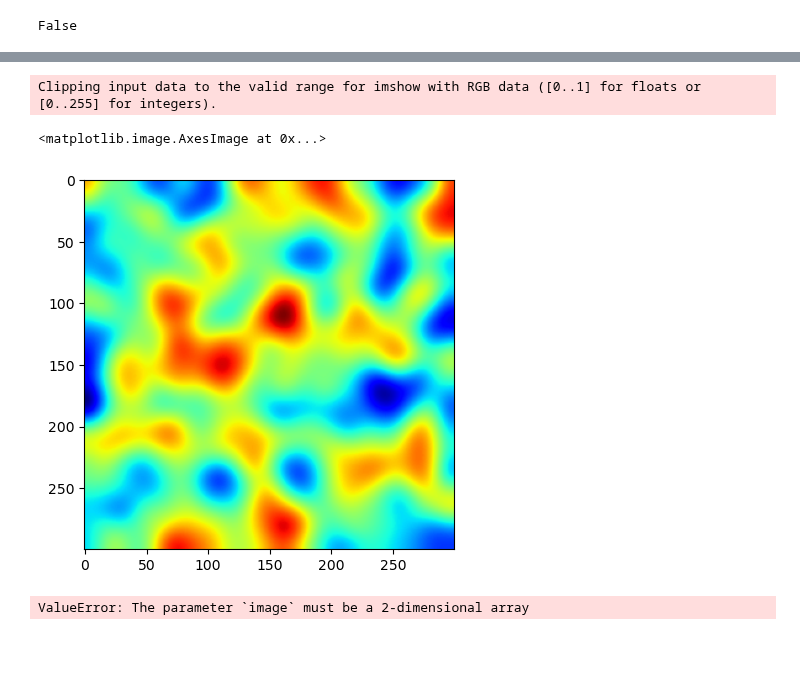
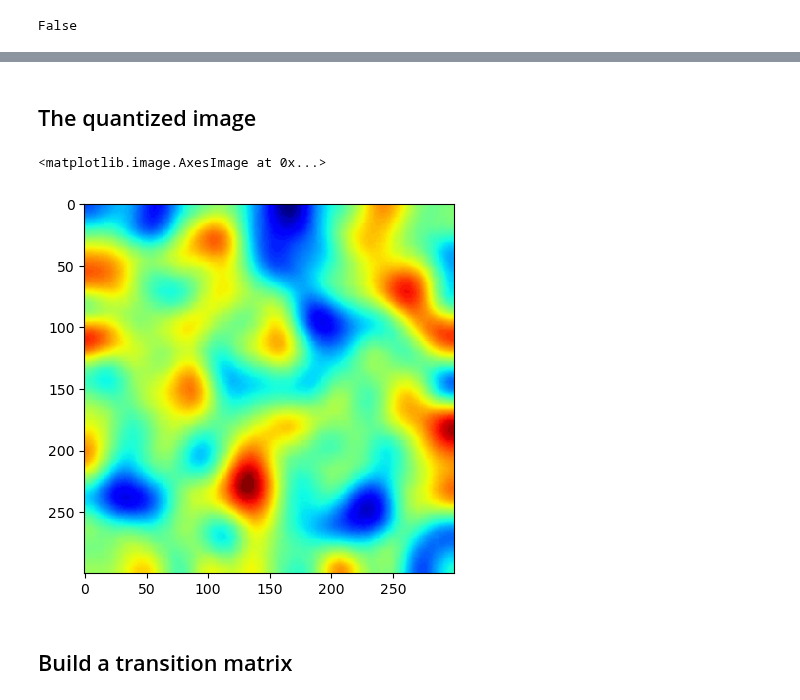
Before and after one commit to kwinkunks/notebooks, a Jupyter notebook: Unmapping.ipynb, the cells around one changed output, grey strips where cells are left out. Drawn from its saved outputs; the diff is of its cells as text; code cells hidden in the pictures; blank space fills up the shorter version.

```diff
--- a/Unmapping.ipynb
+++ b/Unmapping.ipynb
@@ -73,15 +118,8 @@ There are various reasons the CMAP you have won't match the colours in the image
 # %%
-fig = plt.figure(frameon=False)
-fig.set_size_inches(3, 3)
+from PIL import Image
 
-ax = plt.Axes(fig, [0., 0., 1., 1.])
-ax.set_axis_off()
-fig.add_axes(ax)
-
-ax.imshow(arr, cmap='gist_stern')
-plt.savefig('test.png')
-
-img = Image.open('test.png')
+# Load the image as an array.
+img = Image.open('test.jpg')
 ima = np.asarray(img)[..., :3] / 255
 ima.shape
 # %% [output]
@@ -112,0 +133,5 @@ clu.cluster_centers_.shape
+# %%
+ima1d = ima.reshape(-1, 3)
+
+fig, ax = plt.subplots(subplot_kw={"projection": "3d"})
+ax.scatter(*ima1d[::5].T, c=ima1d[::5])
@@ -135,0 +178,6 @@ Look at the quantized image
+# %%
+from sklearn.cluster import KMeans
+
+clu = KMeans(n_clusters=128)
+clu.fit(ima1d[::5])
+clu.cluster_centers_[:5]
@@ -135,0 +190,2 @@ Look at the quantized image
+# %%
+centroids = np.clip(clu.cluster_centers_, 0, 1)
@@ -136,19 +198,23 @@ Look at the quantized image
+# %% [markdown]
+## The quantized image
 # %%
-qnt = clu.cluster_centers_[clu.labels_].reshape(300, 300, 3)
+idx = clu.predict(ima1d).reshape(300, 300)
+qnt = centroids[idx]
 
 plt.imshow(qnt)
 # %% [output]
-Clipping input data to the valid range for imshow with RGB data ([0..1] for floats or [0..255] for integers).
+<matplotlib.image.AxesImage at 0x...>
-<matplotlib.image.AxesImage at 0x...>
-[figure, old version]
+[figure, new version]
+# %% [markdown]
+## Build a transition matrix
 # %%
 from skimage.feature import graycomatrix
 
-glcm = graycomatrix(clu.labels_].reshape(300, 300),
+glcm = graycomatrix(idx,
                     distances=[1],
                     angles=[0, np.pi/4, np.pi/2, 3*np.pi/4],
                     levels=256,
                     symmetric=True
                     )
+
+glcm = np.sum(np.squeeze(glcm), axis=-1)
-# %% [output]
-ValueError: The parameter `image` must be a 2-dimensional array
```
Also changed, not shown: parts of 46 cells of this notebook, 4 other files.
